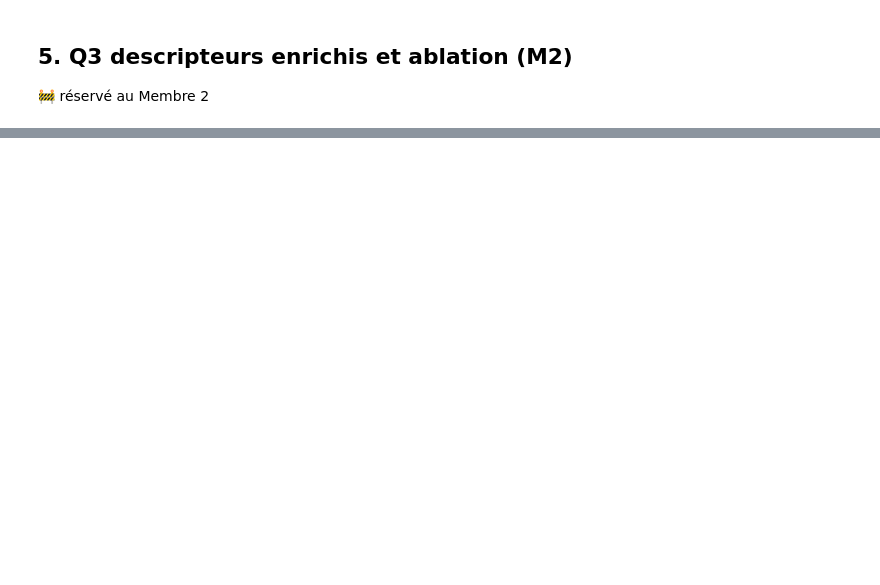
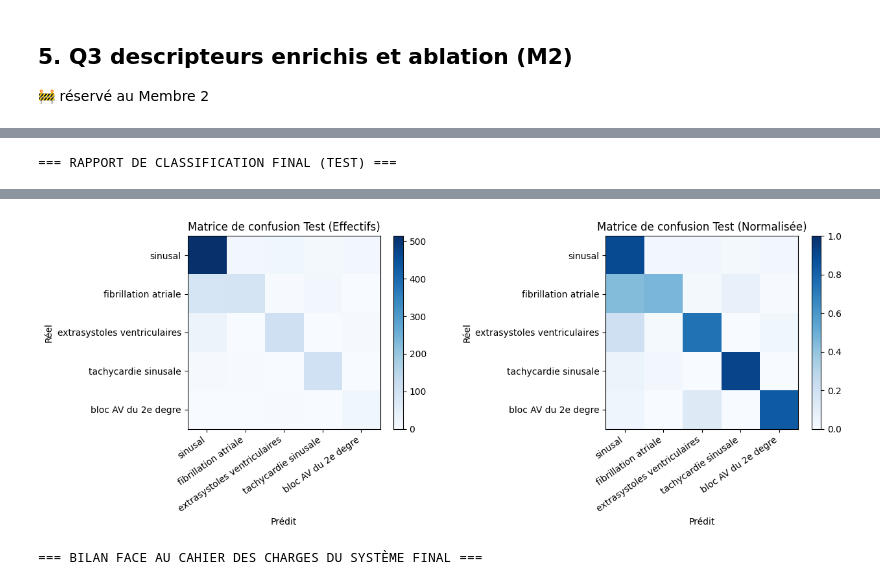
Before and after one commit to hichamouaouche/UC3-Cardiac-Telemonitoring, a Jupyter notebook: notebooks/uc3_jalon1.ipynb, the cells around one changed output, grey strips where cells are left out. Cells and saved outputs as stored; diff of their text form; code cells hidden in the pictures; blank space fills up the shorter version.

```diff
--- a/notebooks/uc3_jalon1.ipynb
+++ b/notebooks/uc3_jalon1.ipynb
@@ -470,0 +651,76 @@ plt.show()
+# %%
+# 1. Extraction des 24 descripteurs sur le test (consultation unique pour l'évaluation finale)
+F_te_full = extraire_avances(Xte, age=test['age'], sexe=test['sexe'])
+X_te_24 = sc_final.transform(F_te_full)
+
+# 2. Prédictions brutes du modèle final
+p_te = m_final.predict(X_te_24, verbose=0)
+pred_te = np.argmax(p_te, axis=1)
+
+# 3. Évaluation multi-classes globale (Argmax)
+res_test = evaluer_rythme(yte, pred_te)
+rep_test = pd.DataFrame(res_test["rapport"]).T
+
+print("=== RAPPORT DE CLASSIFICATION FINAL (TEST) ===")
+display(rep_test[['precision', 'recall', 'f1-score', 'support']])
+
+# Matrice de confusion
+fig, axes = plt.subplots(1, 2, figsize=(13, 5))
+im0 = axes[0].imshow(res_test['matrice_confusion'], cmap='Blues')
+axes[0].set(title='Matrice de confusion Test (Effectifs)', xlabel='Prédit', ylabel='Réel')
+axes[0].set_xticks(range(5), NOMS, rotation=35, ha='right')
+axes[0].set_yticks(range(5), NOMS)
+
+cm_norm = res_test['matrice_confusion'] / np.maximum(res_test['matrice_confusion'].sum(axis=1, keepdims=True), 1)
+im1 = axes[1].imshow(cm_norm, cmap='Blues', vmin=0, vmax=1)
+axes[1].set(title='Matrice de confusion Test (Normalisée)', xlabel='Prédit', ylabel='Réel')
+axes[1].set_xticks(range(5), NOMS, rotation=35, ha='right')
+axes[1].set_yticks(range(5), NOMS)
+
+fig.colorbar(im0, ax=axes[0], fraction=0.046)
+fig.colorbar(im1, ax=axes[1], fraction=0.046)
+fig.tight_layout()
+plt.show()
+
+# 4. Évaluation clinique avec le seuil d'alerte s_FA
+score_fa_te = p_te[:, 1]
+alerte_fa_te = (score_fa_te >= s_fa)
+
+fa_test_mask = (yte == 1)
+non_fa_test_mask = (yte != 1)
+sinus_test_mask = (yte == 0)
+
+sens_fa_test = float(np.mean(alerte_fa_te[fa_test_mask]))
+spec_fa_test = float(np.mean(~alerte_fa_te[non_fa_test_mask]))
+sinus_non_signale = float(np.mean(~alerte_fa_te[sinus_test_mask]))
+f1_macro_test = float(rep_test.loc['macro avg', 'f1-score'])
+
+# 5. Comparaison avec les cibles du cahier des charges
+cibles_df = pd.DataFrame({
+    'Exigence Clinique': [
+        'Reconnaître les 5 rythmes (F1 macro)',
+        'Ne pas manquer une FA (Sensibilité à spéc 95%)',
+        'Limiter les fausses alertes (Sinus non signalé)'
+    ],
+    'Valeur Obtenue (Test)': [
+        f"{f1_macro_test:.3f}",
+        f"{sens_fa_test:.3f}",
+        f"{sinus_non_signale:.3f}"
+    ],
+    'Cible Finale Cahier des Charges': ['>= 0.97', '>= 0.95', '>= 0.97'],
+    'Écart': [
+        f"{f1_macro_test - 0.97:+.3f}",
+        f"{sens_fa_test - 0.95:+.3f}",
+        f"{sinus_non_signale - 0.97:+.3f}"
+    ]
+})
+
+print("=== BILAN FACE AU CAHIER DES CHARGES DU SYSTÈME FINAL ===")
+display(cibles_df)
+
+# Consignation de l'évaluation finale
+journaliser("M3", "9. Evaluation Test", "24 descripteurs + Focal Loss",
+            f"F1_macro={f1_macro_test:.4f}; Acc={res_test['accuracy']:.4f}; Sinus_non_alerte={sinus_non_signale:.4f}",
+            "Evaluation finale Jalon 1 achevee")
+# %% [output]
+=== RAPPORT DE CLASSIFICATION FINAL (TEST) ===
@@ -470,0 +736,2 @@ plt.show()
+[figure, added]
+=== BILAN FACE AU CAHIER DES CHARGES DU SYSTÈME FINAL ===
```
Also changed, not shown: parts of 23 cells of this notebook, 5 other files.
